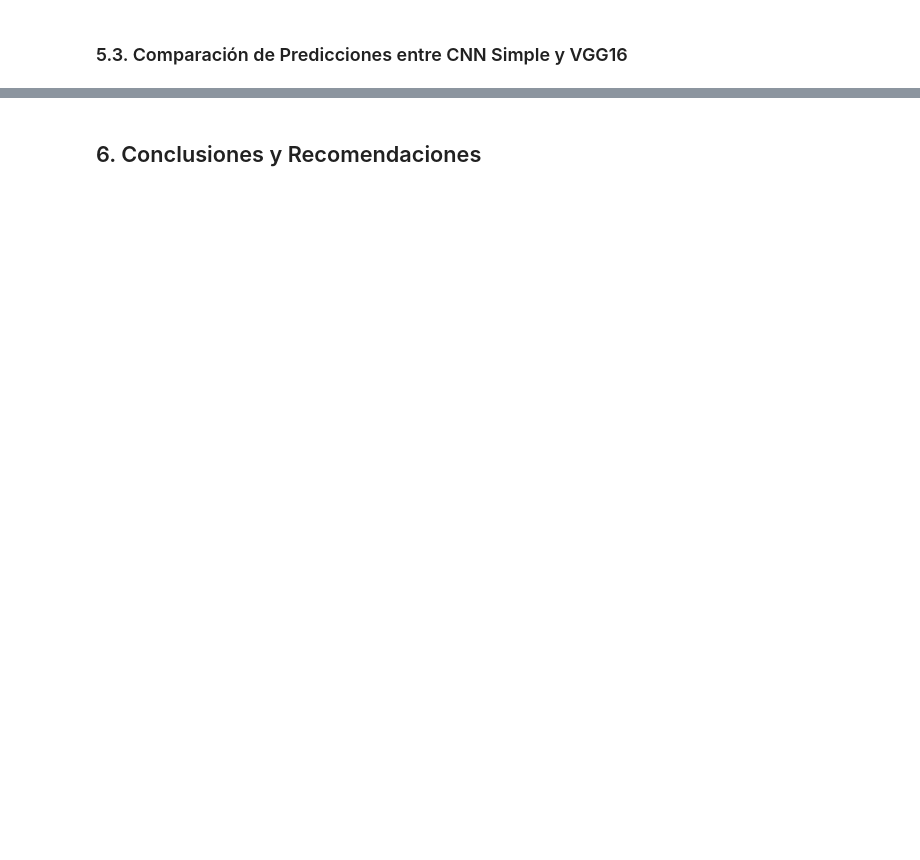
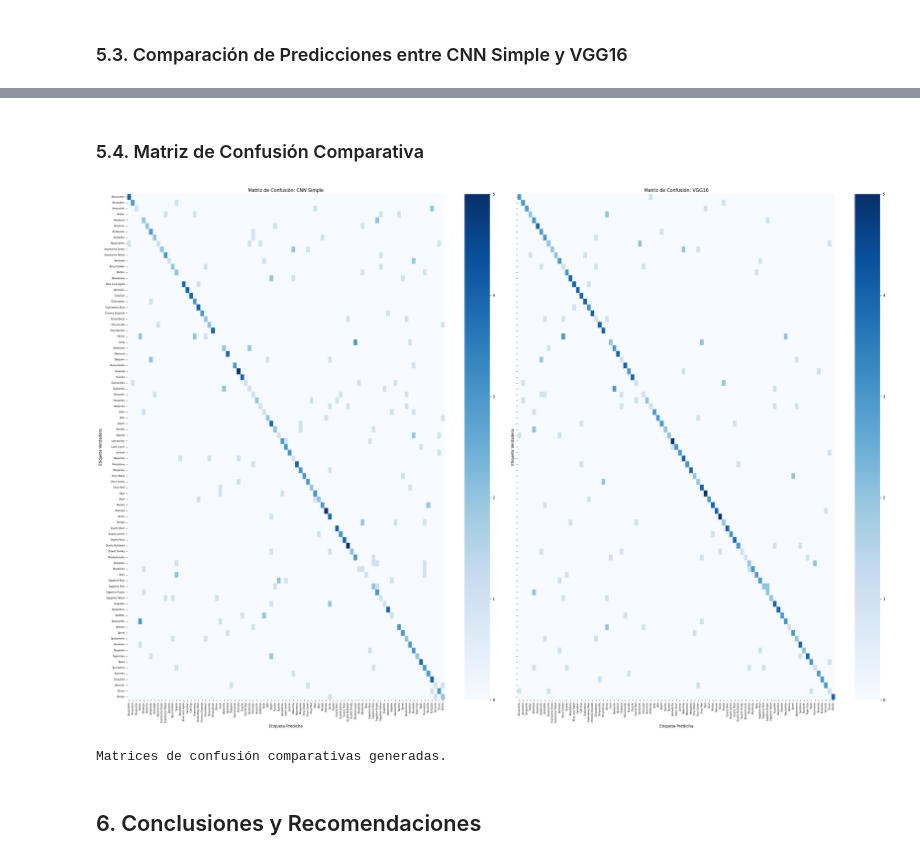
Before and after one commit to just-a-phantom/Clasificacion_de_Gemas, a Jupyter notebook: lab10_CNN_IA.ipynb, the cells around one changed output, grey strips where cells are left out. Saved outputs shown, nothing was run; the diff lists cells and outputs as text; code cells hidden in the pictures; blank space fills up the shorter version.

```diff
--- a/lab10_CNN_IA.ipynb
+++ b/lab10_CNN_IA.ipynb
@@ -765,4 +763,39 @@ Predicción CNN Simple: Variscite (Prob: 0.48)
 Solo el modelo VGG16 acertó la predicción.
+# %% [markdown]
+### 5.4. Matriz de Confusión Comparativa
+# %%
+import matplotlib.pyplot as plt
+import seaborn as sns
+from sklearn.metrics import confusion_matrix
+
+# Crear la figura con dos subplots
+fig, axes = plt.subplots(1, 2, figsize=(30, 20), sharex=True, sharey=True)
+
+# Matriz de Confusión para Simple CNN
+sns.heatmap(confusion_matrix(val_labels_simple, predicted_labels_simple), annot=False, cmap='Blues', fmt='g',
+            xticklabels=class_names, yticklabels=class_names, ax=axes[0])
+axes[0].set_xlabel('Etiqueta Predicha')
+axes[0].set_ylabel('Etiqueta Verdadera')
+axes[0].set_title('Matriz de Confusión: CNN Simple')
+axes[0].tick_params(axis='x', rotation=90, labelsize=6)
+axes[0].tick_params(axis='y', rotation=0, labelsize=6)
+
+# Matriz de Confusión para VGG16
+sns.heatmap(confusion_matrix(val_labels, predicted_labels), annot=False, cmap='Blues', fmt='g',
+            xticklabels=class_names, yticklabels=class_names, ax=axes[1])
+axes[1].set_xlabel('Etiqueta Predicha')
+axes[1].set_ylabel('Etiqueta Verdadera')
+axes[1].set_title('Matriz de Confusión: VGG16')
+axes[1].tick_params(axis='x', rotation=90, labelsize=6)
+axes[1].tick_params(axis='y', rotation=0, labelsize=6)
+
+plt.tight_layout()
+plt.show()
+
+print("Matrices de confusión comparativas generadas.")
+# %% [output]
+[figure, added]
+Matrices de confusión comparativas generadas.
 # %% [markdown]
 ## 6. Conclusiones y Recomendaciones
 # %% [markdown]
```
Also changed, not shown: parts of 18 cells of this notebook.
